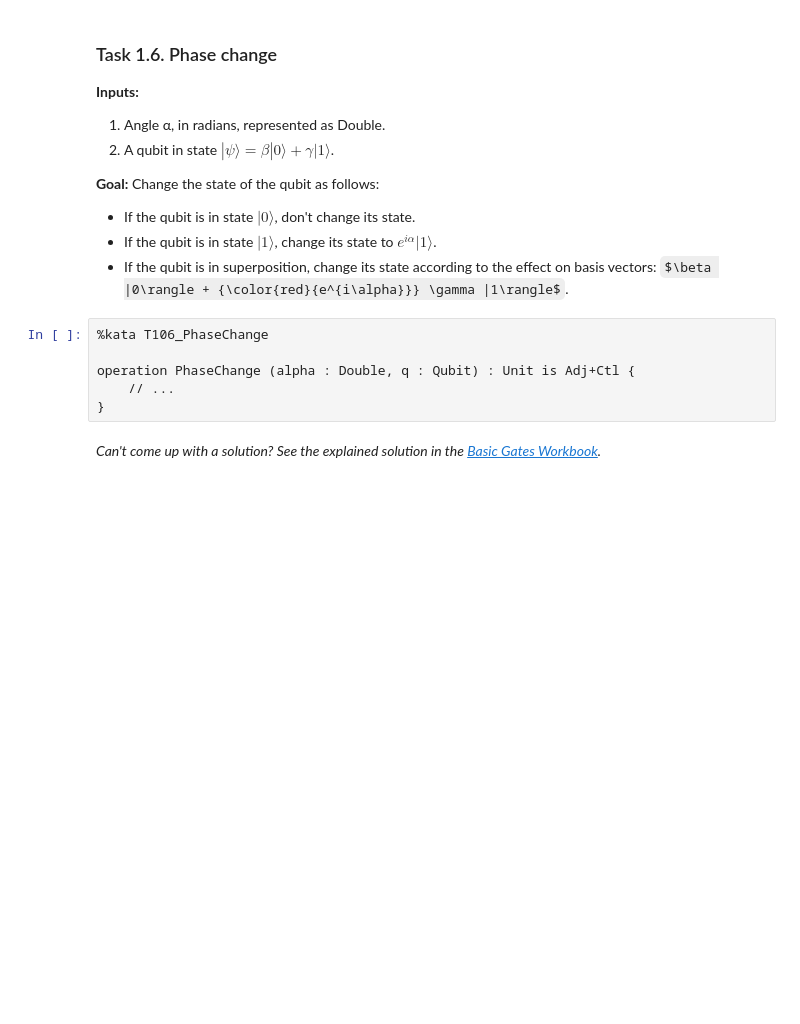
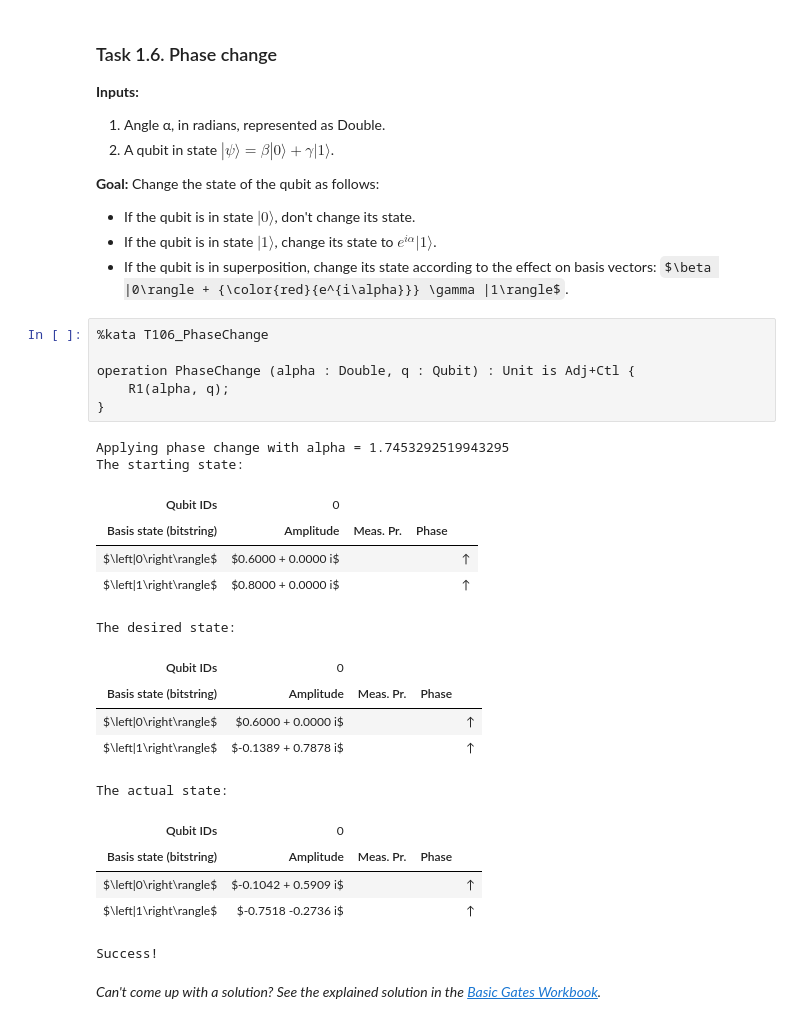
Before and after one commit to jimmy-Gamboli/QuantumKatas, a Jupyter notebook: BasicGates/BasicGates.ipynb, the cells around one changed output. Drawn from its saved outputs; the diff is of its cells as text; some formulas as TeX source; blank space fills up the shorter version.

```diff
--- a/BasicGates/BasicGates.ipynb
+++ b/BasicGates/BasicGates.ipynb
@@ -201,9 +236,27 @@ operation PhaseFlip (q : Qubit) : Unit is Adj+Ctl {
 # %%
 %kata T106_PhaseChange
 
 operation PhaseChange (alpha : Double, q : Qubit) : Unit is Adj+Ctl {
-    // ...
+    R1(alpha, q);
 }
+# %% [output]
+Applying phase change with alpha = 1.7453292519943295
+The starting state:
+| Qubit IDs | 0 |
+| Basis state (bitstring) | Amplitude | Meas. Pr. | Phase |
+| $\left|0\right\rangle$ | $0.6000 + 0.0000 i$ |  |  | ↑ |
+| $\left|1\right\rangle$ | $0.8000 + 0.0000 i$ |  |  | ↑ |
+The desired state:
+| Qubit IDs | 0 |
+| Basis state (bitstring) | Amplitude | Meas. Pr. | Phase |
+| $\left|0\right\rangle$ | $0.6000 + 0.0000 i$ |  |  | ↑ |
+| $\left|1\right\rangle$ | $-0.1389 + 0.7878 i$ |  |  | ↑ |
+The actual state:
+| Qubit IDs | 0 |
+| Basis state (bitstring) | Amplitude | Meas. Pr. | Phase |
+| $\left|0\right\rangle$ | $-0.1042 + 0.5909 i$ |  |  | ↑ |
+| $\left|1\right\rangle$ | $-0.7518 -0.2736 i$ |  |  | ↑ |
+Success!
 # %% [markdown]
 *Can't come up with a solution? See the explained solution in the [Basic Gates Workbook](./Workbook_BasicGates.ipynb#Task-1.6.-Phase-change).*
 # %% [markdown]
```
Also changed, not shown: parts of 3 cells of this notebook.
